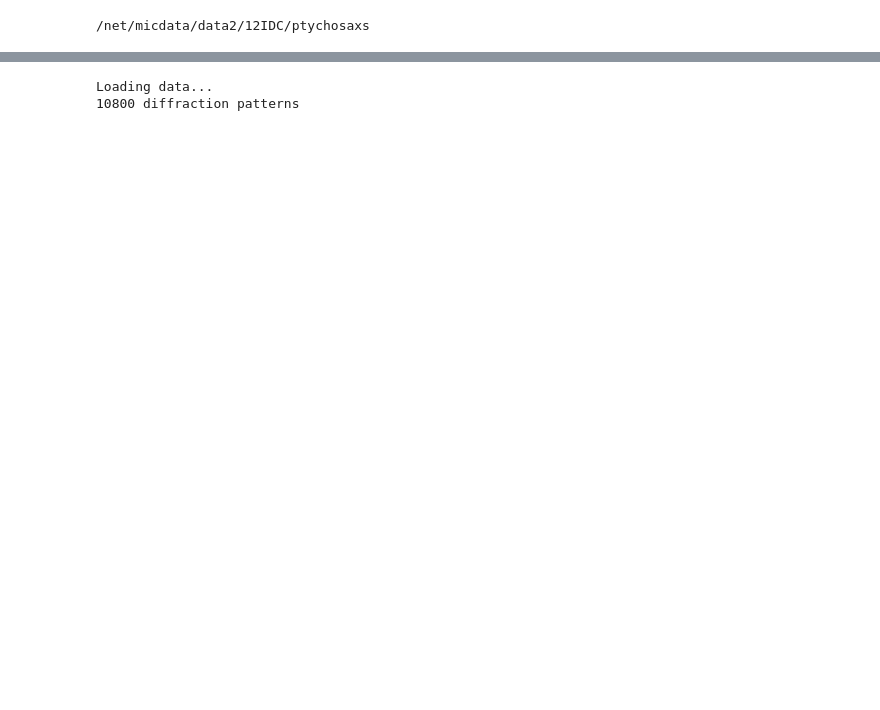
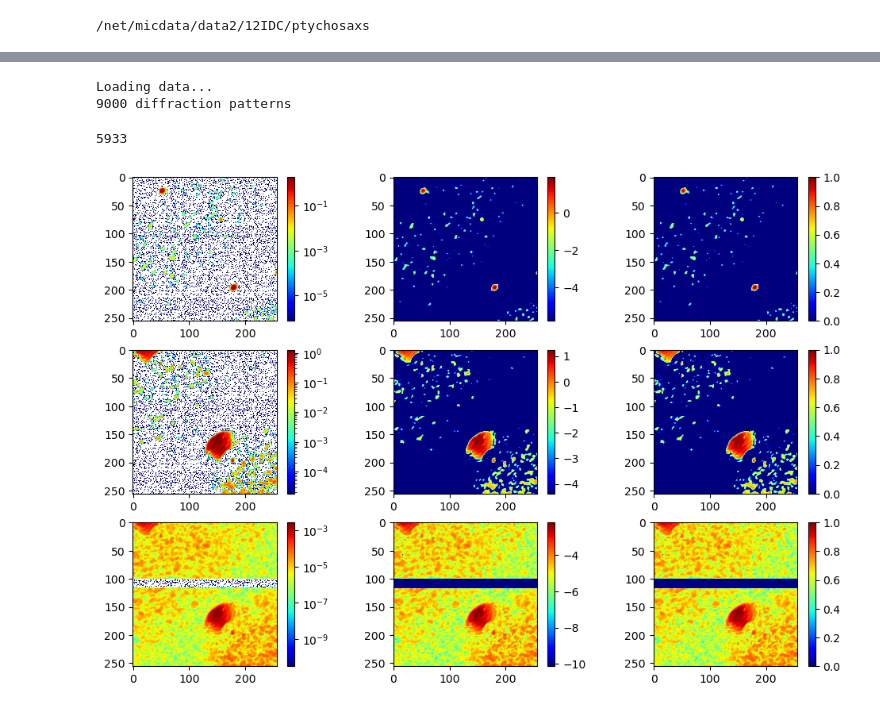
Before and after one commit to jmccourt11/deconvolutionNN, a Jupyter notebook: notebooks/preprocess/normalization RC02_R3D_.ipynb, the cells around one changed output, grey strips where cells are left out. Drawn from its saved outputs; the diff is of its cells as text; code cells hidden in the pictures; blank space fills up the shorter version.

```diff
--- a/notebooks/preprocess/normalization RC02_R3D_.ipynb
+++ b/notebooks/preprocess/normalization RC02_R3D_.ipynb
@@ -161,20 +163,22 @@ print('Loading data...')
 with h5py.File(output_file, "r") as h5f:
     # Get the keys (dataset names)
     dataset_keys = list(h5f.keys())
-    num_datasets = len(dataset_keys) //3 #// 2  # Assuming convDP and pinholeDP pairs
+    num_datasets = len(dataset_keys) //4 #// 2  # Assuming convDP and pinholeDP pairs
     print(f'{num_datasets} diffraction patterns')
     # Initialize empty lists for the data
     conv_DPs = []
     pinhole_DPs = []
-    pinhole_DPs_extra_conv = []
+    #conv_DPs_pinhole = []
+    #pinhole_DPs_extra_conv = []
     # Number of diffration patterns
     numDPs = max_dps#10800#10000
 
     # Use tqdm for progress tracking
     for i in tqdm(range(num_datasets)[:numDPs], desc="Loading HDF5 datasets"):
         conv_DPs.append(h5f[f"convDP_{i}"][:])  # Load convDP dataset
-        #pinhole_DPs.append(h5f[f"pinholeDP_{i}"][:])  # Load pinholeDP dataset
-        pinhole_DPs.append(h5f[f"pinholeDP_raw_FFT_{i}"][:])  # Load pinholeDP_extra_conv dataset
+        #conv_DPs.append(h5f[f"convDP_pinhole_{i}"][:])  # Load convDP_pinhole dataset
+        pinhole_DPs.append(h5f[f"pinholeDP_{i}"][:])  # Load pinholeDP dataset
+        #pinhole_DPs.append(h5f[f"pinholeDP_extra_conv_{i}"][:])  # Load pinholeDP_extra_conv dataset
 
 # convert to np arrays
 conv_DPs=np.asarray(conv_DPs)
@@ -182,4 +186,4 @@ ideal_DPs=np.asarray(pinhole_DPs)
 probe_DPs=np.ones(conv_DPs.shape) #dummy array for testing network with a probe
 # %% [output]
 Loading data...
-10800 diffraction patterns
+9000 diffraction patterns
@@ -186,3 +213,34 @@ Loading data...
+# %%
+# TEST preprocessing
+fig,ax=plt.subplots(3,3,figsize=(12,8))
+ri=random.randint(0,len(pinhole_DPs)-1)
+#ri=3825
+print(ri)
+im1=ax[0,0].imshow(np.log10(ideal_DPs_test[ri]+1), cmap='jet',norm=colors.LogNorm())
+im2=ax[1,0].imshow(np.log10(conv_DPs_test[ri]+1), cmap='jet',norm=colors.LogNorm())
+im3=ax[2,0].imshow(np.log10(conv_DPs_test_nothing[ri]+1), cmap='jet',norm=colors.LogNorm())
+temp1=log10_custom(ideal_DPs_test[ri])
+temp2=log10_custom(conv_DPs_test[ri])
+temp3=log10_custom(conv_DPs_test_nothing[ri])
+im4=ax[0,1].imshow(temp1, cmap='jet')
+im5=ax[1,1].imshow(temp2, cmap='jet')
+im6=ax[2,1].imshow(temp3, cmap='jet')
+im7=ax[0,2].imshow((temp1-np.min(temp1))/(np.max(temp1)-np.min(temp1)), cmap='jet')
+im8=ax[1,2].imshow((temp2-np.min(temp2))/(np.max(temp2)-np.min(temp2)), cmap='jet')
+im9=ax[2,2].imshow((temp3-np.min(temp3))/(np.max(temp3)-np.min(temp3)), cmap='jet')
+plt.colorbar(im1)
+plt.colorbar(im2)
+plt.colorbar(im3)
+plt.colorbar(im4)
+plt.colorbar(im5)
+plt.colorbar(im6)
+plt.colorbar(im7)
+plt.colorbar(im8)
+plt.colorbar(im9)
+plt.show()
+# %% [output]
+5933
+[figure, added]
 # %%
 def create_circular_waxs_mask_min_value(image, radius):
     """
```
Also changed, not shown: parts of 9 cells of this notebook, 13 other files.
